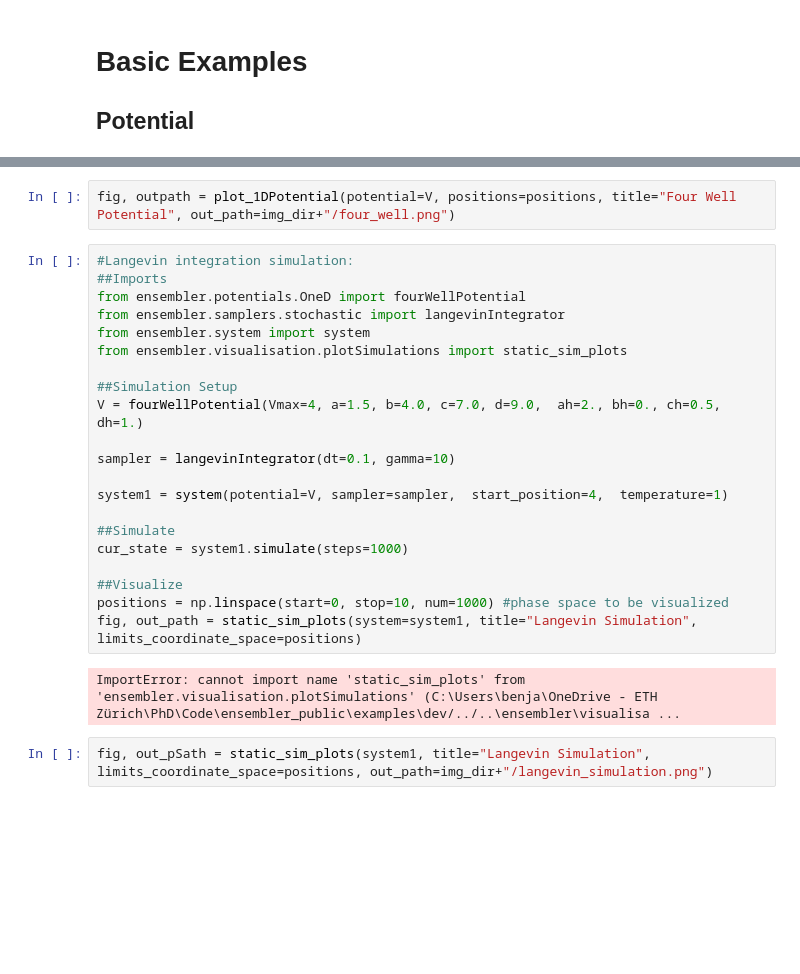
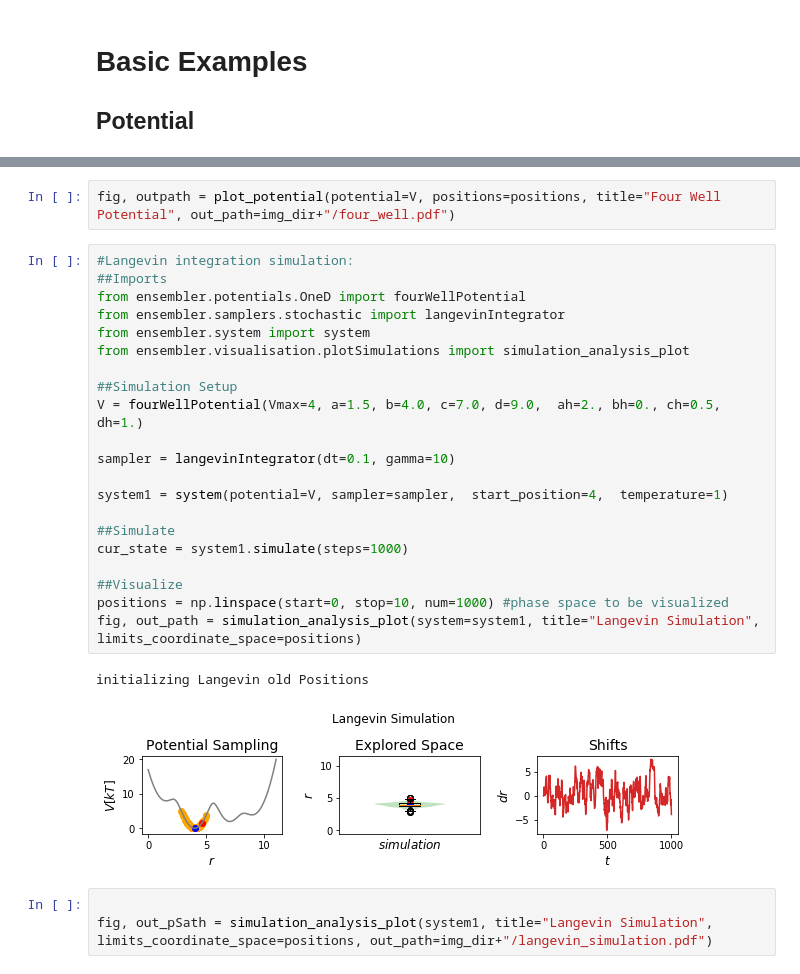
Before and after one commit to rinikerlab/Ensembler, a Jupyter notebook: examples/dev/notePlots.ipynb, the cells around one changed output, grey strips where cells are left out. Cells and saved outputs as stored; diff of their text form; blank space fills up the shorter version.

```diff
--- a/examples/dev/notePlots.ipynb
+++ b/examples/dev/notePlots.ipynb
@@ -29,32 +30,34 @@ fig, outpath = plot_1DPotential(potential=V, positions=positions, title="Four We
 # %% [output]
 [figure]
 # %%
-fig, outpath = plot_1DPotential(potential=V, positions=positions, title="Four Well Potential", out_path=img_dir+"/four_well.png")
+fig, outpath = plot_potential(potential=V, positions=positions, title="Four Well Potential", out_path=img_dir+"/four_well.pdf")
 # %%
 #Langevin integration simulation:
 ##Imports
 from ensembler.potentials.OneD import fourWellPotential
 from ensembler.samplers.stochastic import langevinIntegrator
 from ensembler.system import system
-from ensembler.visualisation.plotSimulations import static_sim_plots
+from ensembler.visualisation.plotSimulations import simulation_analysis_plot
 
 ##Simulation Setup
 V = fourWellPotential(Vmax=4, a=1.5, b=4.0, c=7.0, d=9.0,  ah=2., bh=0., ch=0.5, dh=1.)
 
 sampler = langevinIntegrator(dt=0.1, gamma=10)
 
 system1 = system(potential=V, sampler=sampler,  start_position=4,  temperature=1)
 
 ##Simulate
 cur_state = system1.simulate(steps=1000)
 
 ##Visualize
 positions = np.linspace(start=0, stop=10, num=1000) #phase space to be visualized
-fig, out_path = static_sim_plots(system=system1, title="Langevin Simulation", limits_coordinate_space=positions)
+fig, out_path = simulation_analysis_plot(system=system1, title="Langevin Simulation", limits_coordinate_space=positions)
 # %% [output]
-ImportError: cannot import name 'static_sim_plots' from 'ensembler.visualisation.plotSimulations' (C:\Users\benja\OneDrive - ETH Zürich\PhD\Code\ensembler_public\examples\dev/../..\ensembler\visualisa ...
+initializing Langevin old Positions
+[figure, added]
 # %%
-fig, out_pSath = static_sim_plots(system1, title="Langevin Simulation", limits_coordinate_space=positions, out_path=img_dir+"/langevin_simulation.png")
+
+fig, out_pSath = simulation_analysis_plot(system1, title="Langevin Simulation", limits_coordinate_space=positions, out_path=img_dir+"/langevin_simulation.pdf")
 # %%
 #Local elevation/metadynamics simulation:
 ##Imports
```
Also changed, not shown: parts of 5 cells of this notebook, 3 other files.
